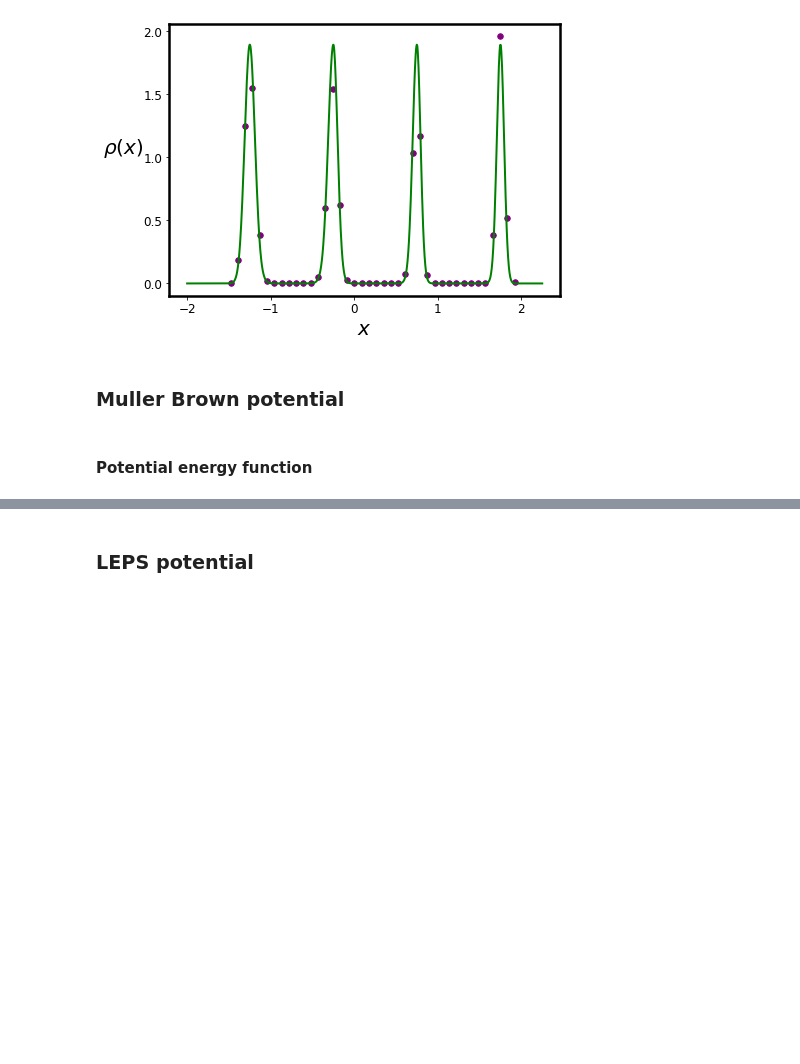
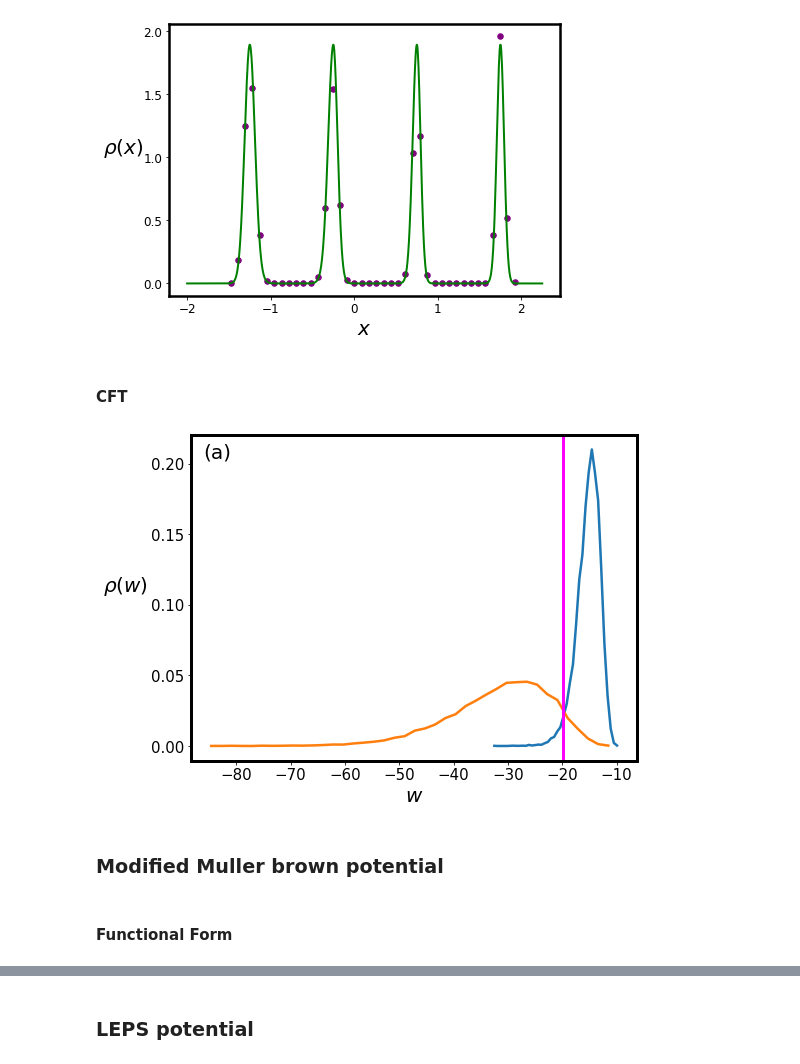
Before and after one commit to shaunak-badani/RENS, a Jupyter notebook: 1D_notebooks/All_figures_of_paper.ipynb, the cells around one changed output, grey strips where cells are left out. Cells and saved outputs as stored; diff of their text form; code cells hidden in the pictures; blank space fills up the shorter version.

Commit message:
Updated Figures with 2D image plotting functions

```diff
--- a/1D_notebooks/All_figures_of_paper.ipynb
+++ b/1D_notebooks/All_figures_of_paper.ipynb
@@ -144,7 +149,44 @@ plt.xticks(fontsize = 12)
 _.set_rotation(0)
 # %% [output]
 [figure]
+# %% [markdown]
+#### CFT
+# %%
+i = 2
+p_f_oned, be_f_oned = np.histogram(exchanges_oned[i]['W_A'], bins = 40, density = True)
+coords_f_oned = 0.5 * (be_f_oned[1:] + be_f_oned[:-1])
+
+p_r_oned, be_r_oned = np.histogram(exchanges_oned[i]['W_B'], bins = 40, density = True)
+coords_r_oned = 0.5 * (be_r_oned[1:] + be_r_oned[:-1])
+# %%
+beta_oned = 1 / 0.3
+N_oned = 10
+f_A = - N_oned * np.log(quad(f_oned, -np.inf, np.inf)[0]) - (N_oned / 2) * np.log(2 * np.pi / beta_oned)
+beta_oned = 1 / 2
+f_B = - N_oned * np.log(quad(f_oned, -np.inf, np.inf)[0]) - (N_oned / 2) * np.log(2 * np.pi / beta_oned)
+
+
+delta_f_oned = f_B - f_A
+# %%
+fig, ax = plt.subplots(figsize = (8, 6))
+plt.plot(coords_f_oned, p_f_oned, lw = 2.5, label = r'$\rho_A (w)$')
+
+plt.plot(-coords_r_oned, p_r_oned, lw = 2.5, label = r'$\rho_B (-w)$')
+
+plt.axvline(x = delta_f_oned, color = 'magenta', lw = 3, label = r'$\Delta f$')
+# plt.legend(loc = 'best', fontsize = 20)
+
+plt.xlabel(r'$w$', fontsize = 20)
+y = plt.ylabel(r'$\rho (w)$', fontsize = 20, labelpad = 25)
+y.set_rotation(0)
+plt.yticks(fontsize = 15)
+plt.xticks(fontsize = 15)
+plt.title('(a)', y = 0.91, x = 0.06, fontsize = 20)
+_ = [i.set_linewidth(3) for i in ax.spines.values()]
+plt.savefig(os.path.join(images_path, 'work.png'), bbox_inches = 'tight')
+# %% [output]
+[figure, added]
 # %% [markdown]
-### Muller Brown potential
+### Modified Muller brown potential
-# %% [markdown]
-#### Potential energy function
+# %% [markdown]
+#### Functional Form
```
Also changed, not shown: parts of 27 cells of this notebook.
